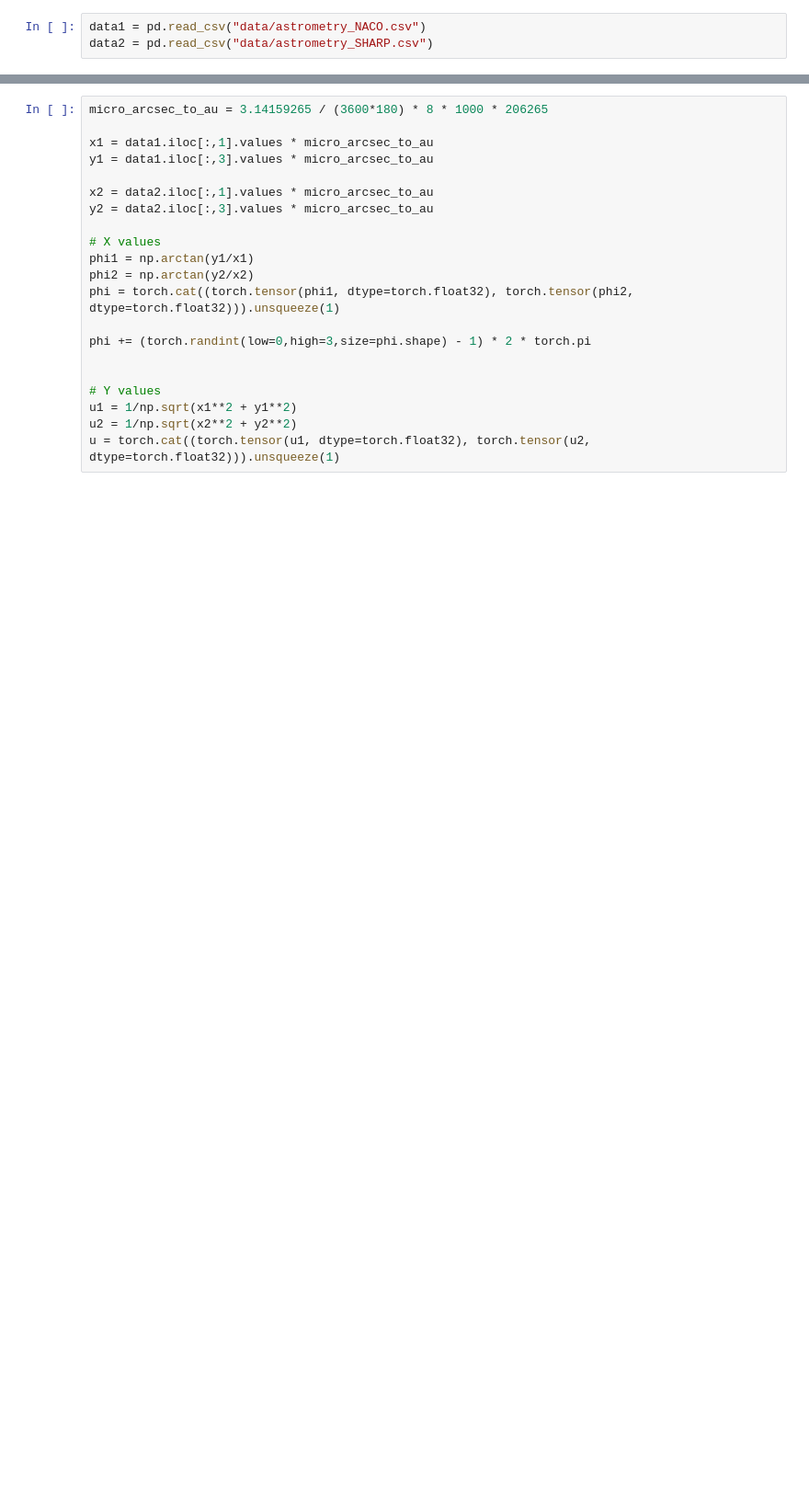
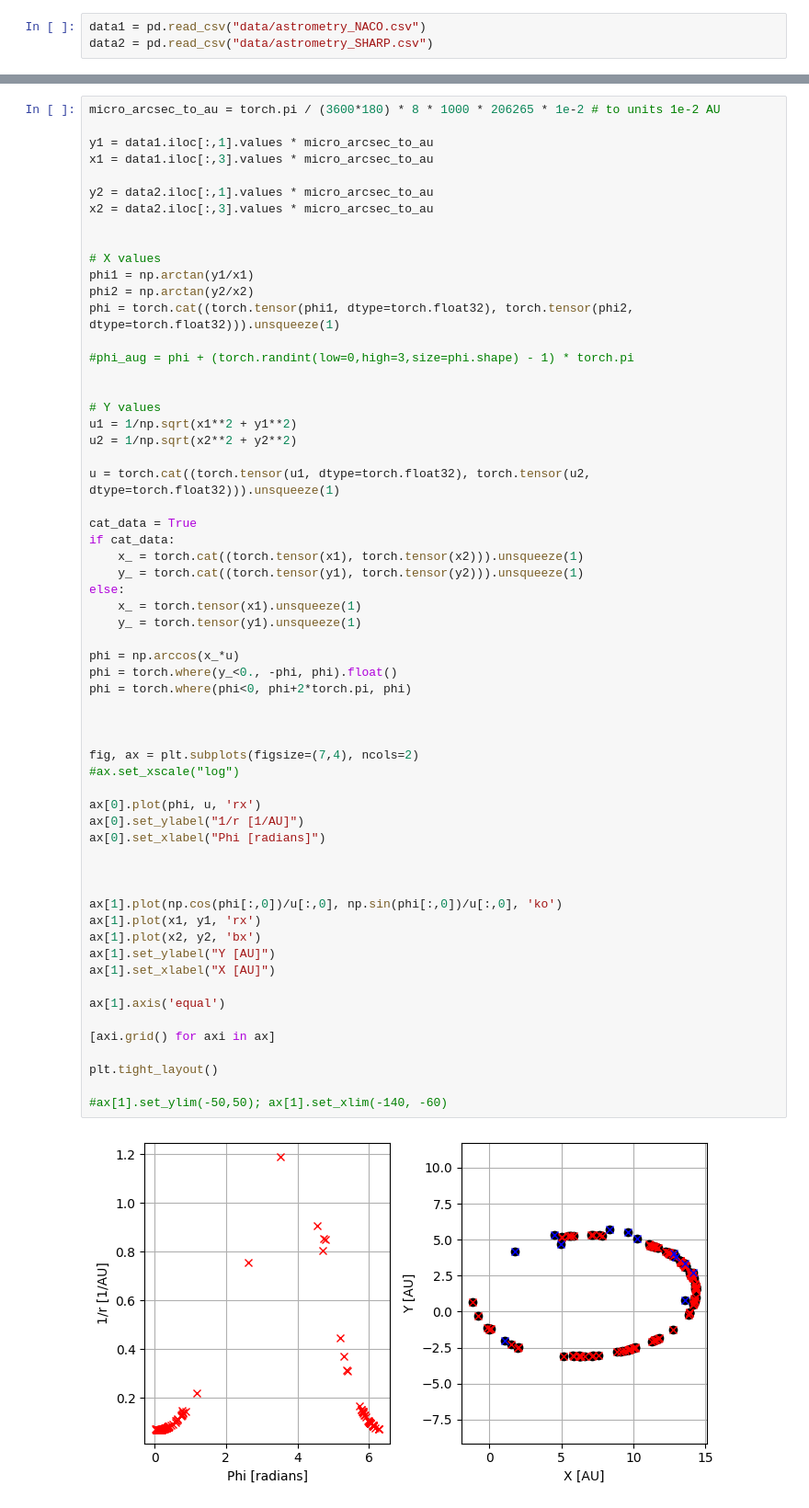
Before and after one commit to frdennis/GINN, a Jupyter notebook: test_PINN.ipynb, the cells around one changed output, grey strips where cells are left out. Shown: that part at 92% size. Drawn from its saved outputs; the diff is of its cells as text; blank space fills up the shorter version.

```diff
--- a/test_PINN.ipynb
+++ b/test_PINN.ipynb
@@ -14,21 +86,62 @@ data2 = pd.read_csv("data/astrometry_SHARP.csv")
 # %%
-micro_arcsec_to_au = 3.14159265 / (3600*180) * 8 * 1000 * 206265
+micro_arcsec_to_au = torch.pi / (3600*180) * 8 * 1000 * 206265 * 1e-2 # to units 1e-2 AU
 
-x1 = data1.iloc[:,1].values * micro_arcsec_to_au
-y1 = data1.iloc[:,3].values * micro_arcsec_to_au
+y1 = data1.iloc[:,1].values * micro_arcsec_to_au
+x1 = data1.iloc[:,3].values * micro_arcsec_to_au
 
-x2 = data2.iloc[:,1].values * micro_arcsec_to_au
-y2 = data2.iloc[:,3].values * micro_arcsec_to_au
+y2 = data2.iloc[:,1].values * micro_arcsec_to_au
+x2 = data2.iloc[:,3].values * micro_arcsec_to_au
+
 
 # X values
 phi1 = np.arctan(y1/x1)
 phi2 = np.arctan(y2/x2)
 phi = torch.cat((torch.tensor(phi1, dtype=torch.float32), torch.tensor(phi2, dtype=torch.float32))).unsqueeze(1)
 
-phi += (torch.randint(low=0,high=3,size=phi.shape) - 1) * 2 * torch.pi
+#phi_aug = phi + (torch.randint(low=0,high=3,size=phi.shape) - 1) * torch.pi
 
 
 # Y values
 u1 = 1/np.sqrt(x1**2 + y1**2)
 u2 = 1/np.sqrt(x2**2 + y2**2)
+
 u = torch.cat((torch.tensor(u1, dtype=torch.float32), torch.tensor(u2, dtype=torch.float32))).unsqueeze(1)
+
+cat_data = True
+if cat_data:
+    x_ = torch.cat((torch.tensor(x1), torch.tensor(x2))).unsqueeze(1)
+    y_ = torch.cat((torch.tensor(y1), torch.tensor(y2))).unsqueeze(1)
+else:
+    x_ = torch.tensor(x1).unsqueeze(1)
+    y_ = torch.tensor(y1).unsqueeze(1)
+
+phi = np.arccos(x_*u)
+phi = torch.where(y_<0., -phi, phi).float()
+phi = torch.where(phi<0, phi+2*torch.pi, phi)
+
+
+
+fig, ax = plt.subplots(figsize=(7,4), ncols=2)
+#ax.set_xscale("log")
+
+ax[0].plot(phi, u, 'rx')
+ax[0].set_ylabel("1/r [1/AU]")
+ax[0].set_xlabel("Phi [radians]")
+
+
+
+ax[1].plot(np.cos(phi[:,0])/u[:,0], np.sin(phi[:,0])/u[:,0], 'ko')
+ax[1].plot(x1, y1, 'rx')
+ax[1].plot(x2, y2, 'bx')
+ax[1].set_ylabel("Y [AU]")
+ax[1].set_xlabel("X [AU]")
+
+ax[1].axis('equal')
+
+[axi.grid() for axi in ax]
+
+plt.tight_layout()
+
+#ax[1].set_ylim(-50,50); ax[1].set_xlim(-140, -60)
+# %% [output]
+[figure, added]
```
Also changed, not shown: parts of 12 cells of this notebook, 5 other files.
